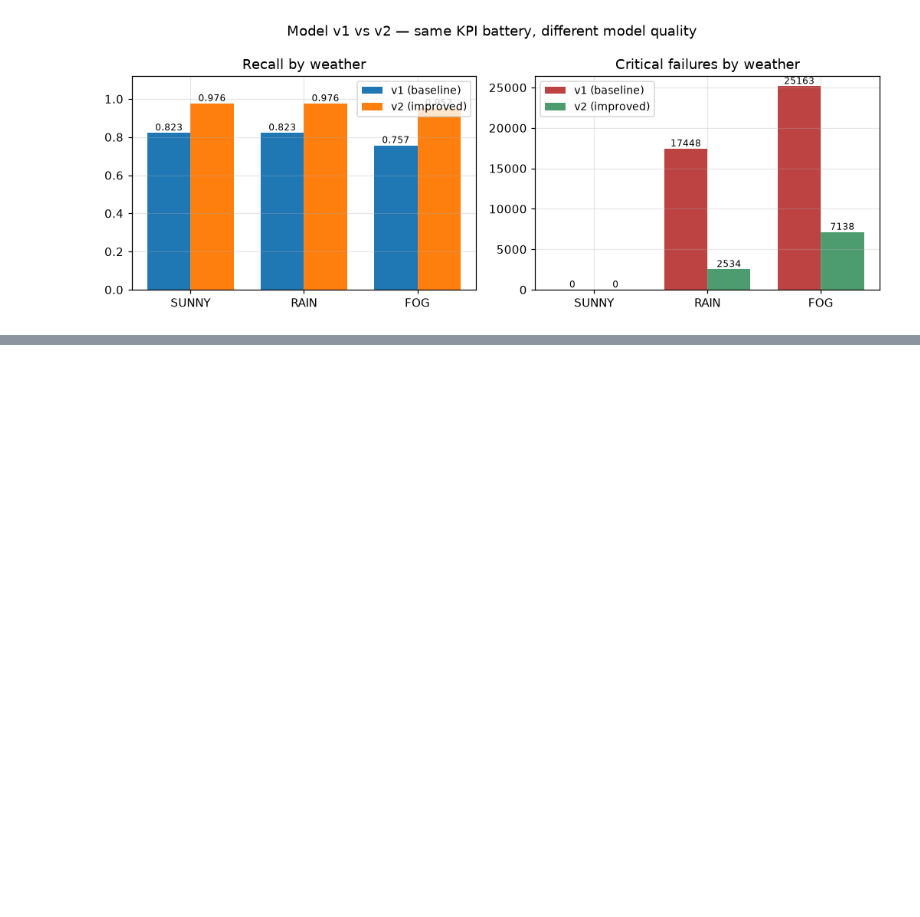
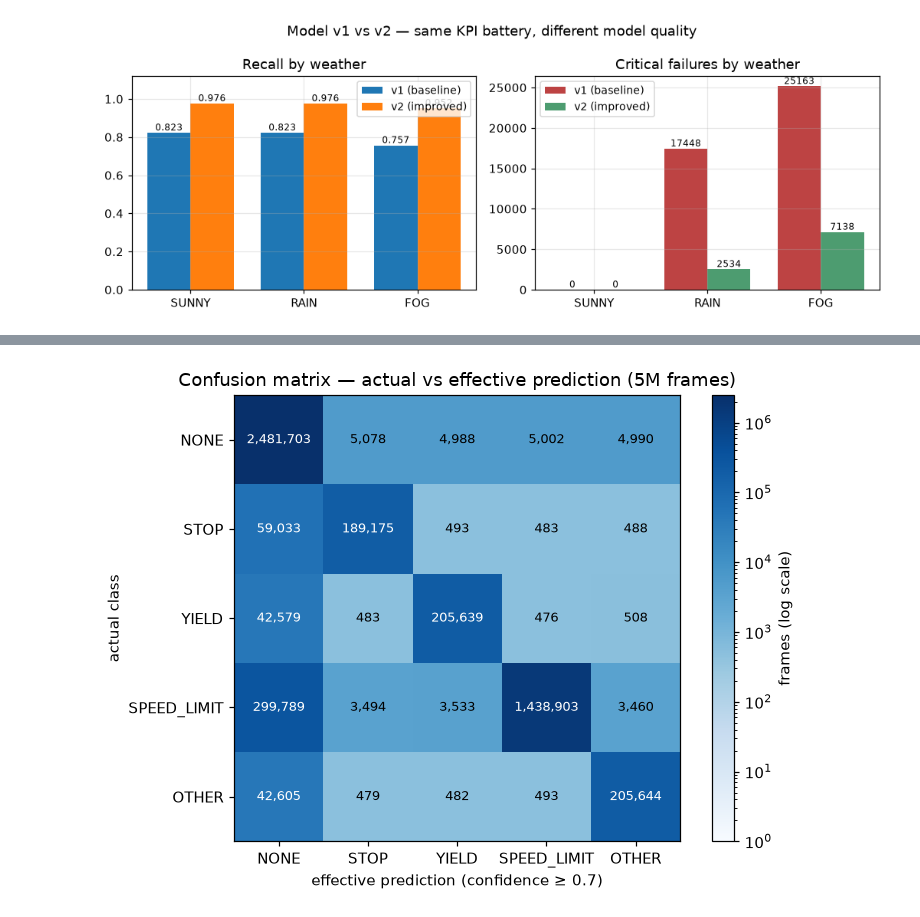
Before and after one commit to sepawid/av-portfolio, a Jupyter notebook: notebooks/exploration.ipynb, the cells around one changed output, grey strips where cells are left out. Saved outputs shown, nothing was run; the diff lists cells and outputs as text; code cells hidden in the pictures; blank space fills up the shorter version.

```diff
--- a/notebooks/exploration.ipynb
+++ b/notebooks/exploration.ipynb
@@ -406,0 +413,19 @@ plt.show()
+# %%
+df_effective = df.select(
+    "actual_class",
+    pl.when(pl.col("confidence") >= CONFIDENCE_THRESHOLD)
+    .then(pl.col("predicted_class"))
+    .otherwise(0)
+    .alias("effective_class"),
+)
+
+CLASS_ORDER = (0, 1, 2, 3, 4)
+confusion = (
+    df_effective.group_by(["actual_class", "effective_class"])
+    .len(name="frames")
+    .pivot(on="effective_class", index="actual_class", values="frames")
+    .fill_null(0)
+    .sort("actual_class")
+    .select("actual_class", *[str(c) for c in CLASS_ORDER])
+)
+confusion
@@ -406,0 +472,33 @@ plt.show()
+# %%
+from matplotlib.colors import LogNorm
+
+matrix = confusion.select([str(c) for c in CLASS_ORDER]).to_numpy()
+labels = [CLASS_NAMES[c] for c in CLASS_ORDER]
+
+fig, ax = plt.subplots(figsize=(6.8, 5))
+norm = LogNorm(vmin=1, vmax=matrix.max())
+image = ax.imshow(np.maximum(matrix, 1), cmap="Blues", norm=norm)
+ax.set_xticks(range(len(labels)), labels)
+ax.set_yticks(range(len(labels)), labels)
+ax.set_xlabel("effective prediction (confidence ≥ 0.7)")
+ax.set_ylabel("actual class")
+for i in range(matrix.shape[0]):
+    for j in range(matrix.shape[1]):
+        value = matrix[i, j]
+        ax.text(
+            j,
+            i,
+            f"{value:,}",
+            ha="center",
+            va="center",
+            fontsize=8.5,
+            color="white" if norm(max(value, 1)) > 0.6 else "black",
+        )
+ax.set_title("Confusion matrix — actual vs effective prediction (5M frames)")
+fig.colorbar(image, ax=ax, label="frames (log scale)")
+ax.grid(False)
+fig.tight_layout()
+fig.savefig(FIGURES_DIR / "06_confusion_matrix.png")
+plt.show()
+# %% [output]
+[figure, added]
```
Also changed, not shown: parts of 5 cells of this notebook, 1 other file.
